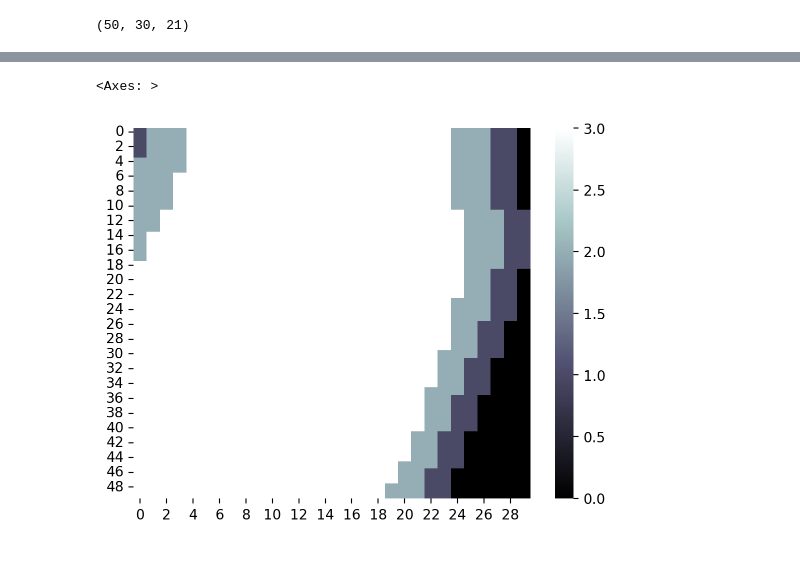
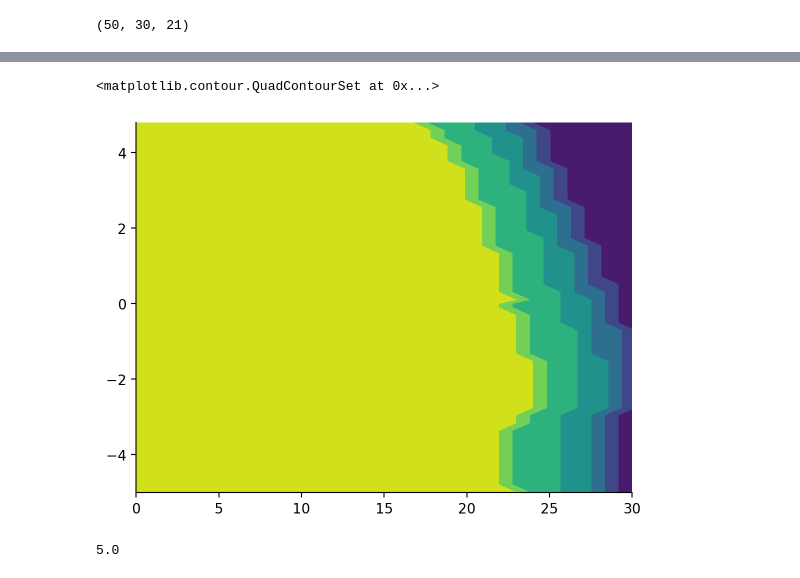
Before and after one commit to sapienzaio/online-ml-finance, a Jupyter notebook: 06-reinforcement-learning/price-impact-grid.ipynb, the cells around one changed output, grey strips where cells are left out. Saved outputs shown, nothing was run; the diff lists cells and outputs as text; code cells hidden in the pictures.

Commit message:
feat: price-impact-grid

```diff
--- a/06-reinforcement-learning/price-impact-grid.ipynb
+++ b/06-reinforcement-learning/price-impact-grid.ipynb
@@ -390,12 +390,11 @@ def get_reward(
     price_prev = grid_price[pix_prev, six_prev]
     price_curr = grid_price[pix_curr, six_curr]
 
-
     reward = (
           inventory_prev * (price_curr - price_prev)
         - action ** 2 * (inventory_aversion + temporary_price_impact)
+        - 2 * inventory_aversion * inventory_prev * action
         + action * (price_curr - price_prev)
-        - 2 * inventory_aversion * inventory_curr * action
     )
 
     six_curr = int(six_curr)
@@ -432,0 +405,16 @@ get_reward(
+# %%
+action = -5
+six_fluctuation = 0
+six_prev = 0
+six_mid = 25
+mean_reversion_force = 0.1
+signal_force = 2
+
+pix_fluctuation = 2
+pix_prev = 10
+price_impact = 0.01
+price_force = 2
+
+inventory_prev = 10
+inventory_aversion = 1
+temporary_price_impact = 1
@@ -610,5 +622,6 @@ V, errs = policy_eval(
     six_mid, mean_reversion_force, price_impact,
     inventory_aversion, temporary_price_impact, bins_signal,
     lattice_price, signal_force, price_force, V, policy, discount,
+    n_its_max=100
 )
 # %% [output]
@@ -625,5 +638,6 @@ policy = policy_improvement(
     six_mid, mean_reversion_force, price_impact,
     inventory_aversion, temporary_price_impact, bins_signal,
     lattice_price, signal_force, price_force, V, policy, discount,
+    n_its_max=1
 )
 # %% [output]
@@ -632,5 +686,9 @@ Wall time: 873 ms
 # %%
-sns.heatmap(policy[..., MAX_INVENTORY + 5], cmap="bone")
+plt.contourf(bins_price, bins_signal[:-1], policy[..., MAX_INVENTORY + 5])
 # %% [output]
-<Axes: >
+<matplotlib.contour.QuadContourSet at 0x...>
-[figure, old version]
+[figure, new version]
+# %%
+policy.max()
+# %% [output]
+5.0
```
Also changed, not shown: parts of 17 cells of this notebook.
